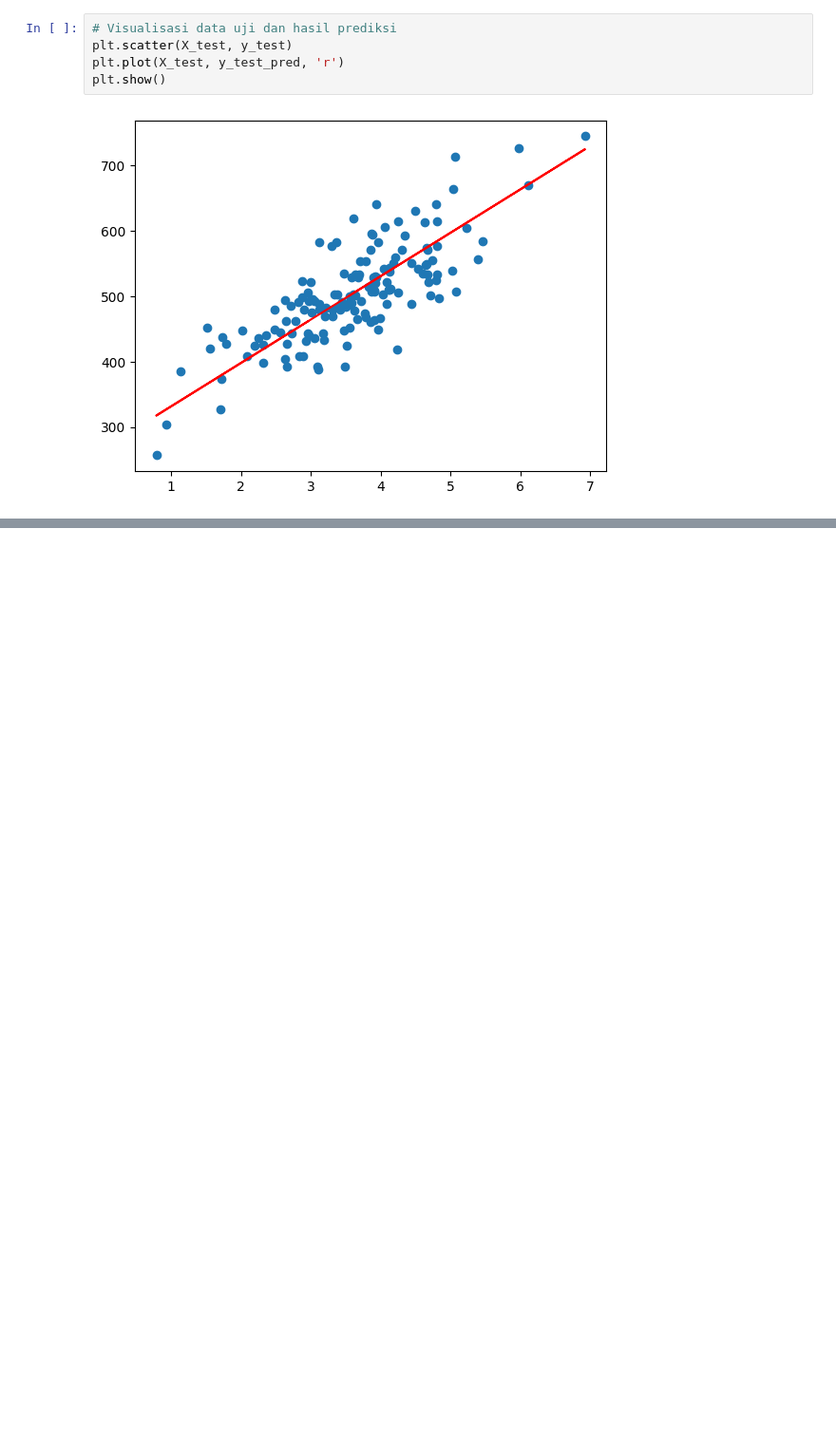
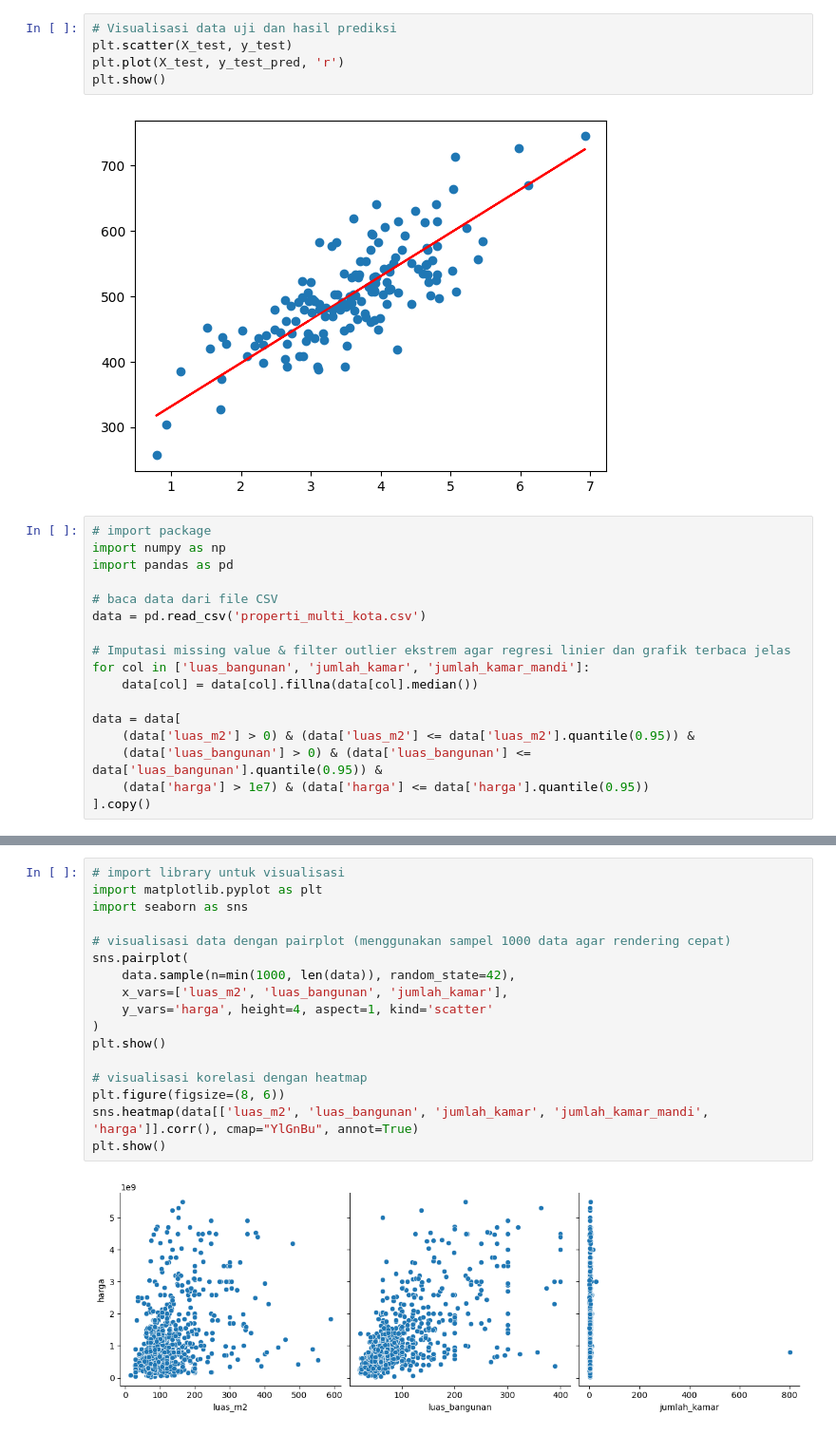
Before and after one commit to m1Febriansyah/244107020199-ML-12, a Jupyter notebook: JS07Praktikum1.ipynb, the cells around one changed output, grey strips where cells are left out. Shown at 95% size. Drawn from its saved outputs; the diff is of its cells as text; blank space fills up the shorter version.

```diff
--- a/JS07Praktikum1.ipynb
+++ b/JS07Praktikum1.ipynb
@@ -98,3 +98,20 @@ plt.plot(X_test, y_test_pred, 'r')
 plt.show()
 # %% [output]
 [figure]
+# %%
+# import package
+import numpy as np
+import pandas as pd
+
+# baca data dari file CSV
+data = pd.read_csv('properti_multi_kota.csv')
+
+# Imputasi missing value & filter outlier ekstrem agar regresi linier dan grafik terbaca jelas
+for col in ['luas_bangunan', 'jumlah_kamar', 'jumlah_kamar_mandi']:
+    data[col] = data[col].fillna(data[col].median())
+
+data = data[
+    (data['luas_m2'] > 0) & (data['luas_m2'] <= data['luas_m2'].quantile(0.95)) &
+    (data['luas_bangunan'] > 0) & (data['luas_bangunan'] <= data['luas_bangunan'].quantile(0.95)) &
+    (data['harga'] > 1e7) & (data['harga'] <= data['harga'].quantile(0.95))
+].copy()
@@ -100,0 +152,19 @@ plt.show()
+# %%
+# import library untuk visualisasi
+import matplotlib.pyplot as plt
+import seaborn as sns
+
+# visualisasi data dengan pairplot (menggunakan sampel 1000 data agar rendering cepat)
+sns.pairplot(
+    data.sample(n=min(1000, len(data)), random_state=42),
+    x_vars=['luas_m2', 'luas_bangunan', 'jumlah_kamar'],
+    y_vars='harga', height=4, aspect=1, kind='scatter'
+)
+plt.show()
+
+# visualisasi korelasi dengan heatmap
+plt.figure(figsize=(8, 6))
+sns.heatmap(data[['luas_m2', 'luas_bangunan', 'jumlah_kamar', 'jumlah_kamar_mandi', 'harga']].corr(), cmap="YlGnBu", annot=True)
+plt.show()
+# %% [output]
+[figure, added]
```
Also changed, not shown: parts of 5 cells of this notebook.
